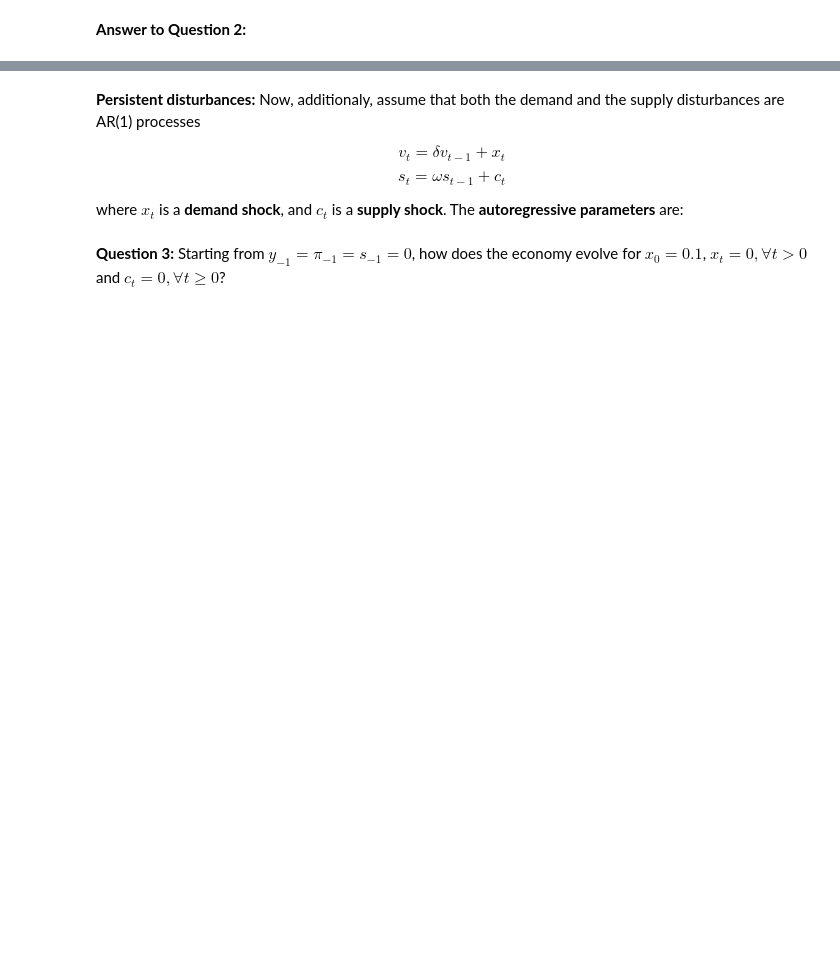
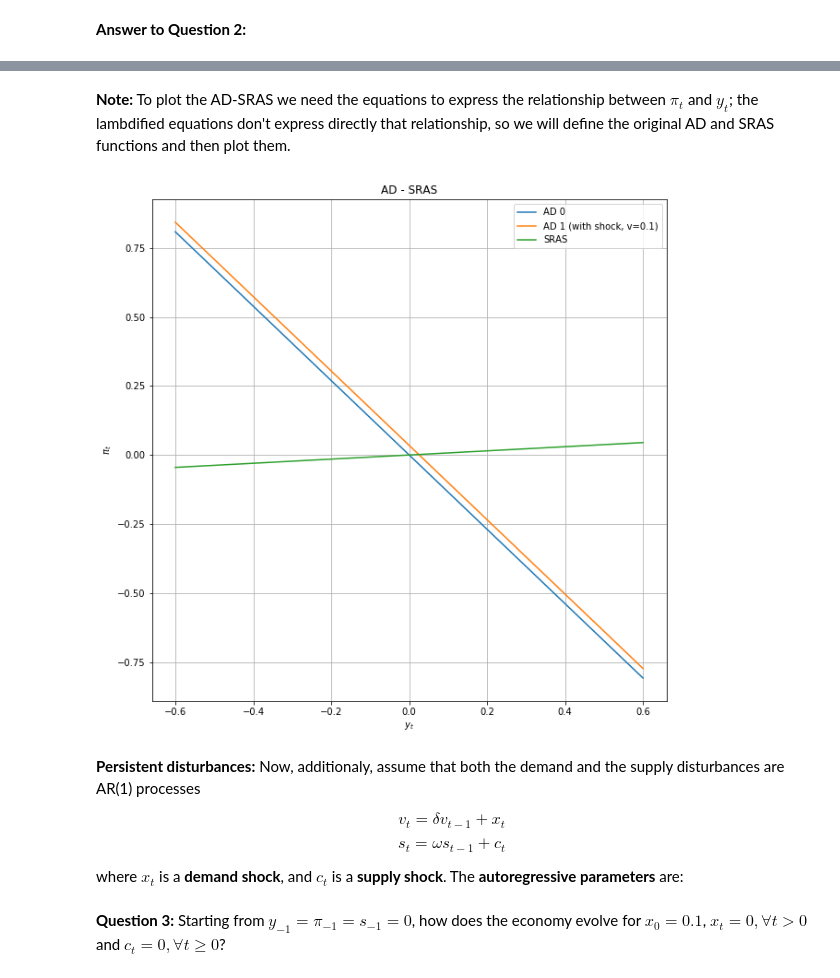
Before and after one commit to NumEconCopenhagen/projects-2019-bcg, a Jupyter notebook: examproject/exam_2019.ipynb, the cells around one changed output, grey strips where cells are left out. Cells and saved outputs as stored; diff of their text form; code cells hidden in the pictures; blank space fills up the shorter version.

```diff
--- a/examproject/exam_2019.ipynb
+++ b/examproject/exam_2019.ipynb
@@ -367,3 +362,33 @@ NameError: name 'B' is not defined
+# %% [markdown]
+**Note:** To plot the AD-SRAS we need the equations to express the relationship between $\pi_t$ and $y_t$; the lambdified equations don't express directly that relationship, so we will define the original AD and SRAS functions and then plot them.
+# %%
+# Defining the AD and SRAS functions to plot them
+def AD(h, alpha, v, b, y_t):
+    return (1/(h*alpha))*(v - (1+b*alpha)*y_t)
+
+def SRAS(pi_t_1, gamma, y_t, phi, y_t_1, s_t, s_t_1):
+    return (pi_t_1 + gamma*y_t - phi*gamma*y_t_1 + s_t - phi*s_t_1)
+# %%
+fig = plt.figure(figsize=(10,10))
+ax = fig.add_subplot(1,1,1)
+
+y_lin = np.linspace(-0.6, 0.6, 100)
+AD_0 = AD(h=par['h'], alpha=par['alpha'], v=0, b=par['b'], y_t=y_lin)
+AD_1 = AD(h=par['h'], alpha=par['alpha'], v=0.1, b=par['b'],y_t=y_lin)
+SRAS_total = SRAS(pi_t_1=0, gamma=par['gamma'], y_t=y_lin, phi=par['phi'], y_t_1=0, s_t=0, s_t_1=0)
+
+plt.plot(y_lin, AD_0, label='AD 0')
+plt.plot(y_lin, AD_1, label='AD 1 (with shock, v=0.1)')
+plt.plot(y_lin, SRAS_total, label='SRAS')
+plt.grid(True)
+
+plt.title('AD - SRAS')
+plt.xlabel('$y_t$')
+plt.ylabel('$\pi_t$')
+plt.legend(loc='upper right')
+plt.show()
+# %% [output]
+[figure, added]
 # %% [markdown]
 **Persistent disturbances:** Now, additionaly, assume that both the demand and the supply disturbances are AR(1) processes
 
```
Also changed, not shown: parts of 23 cells of this notebook.
